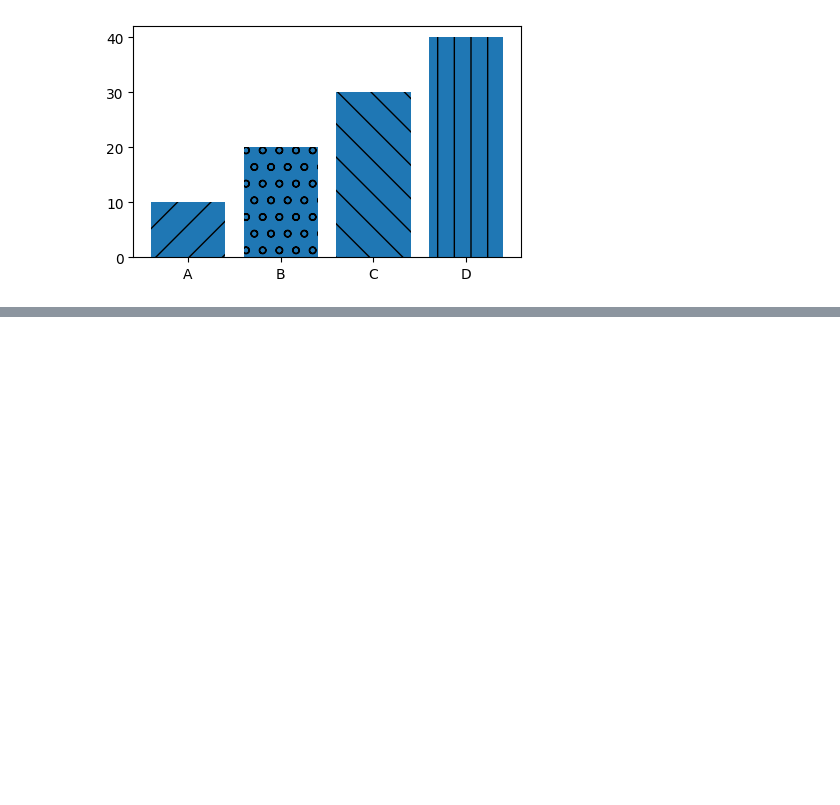
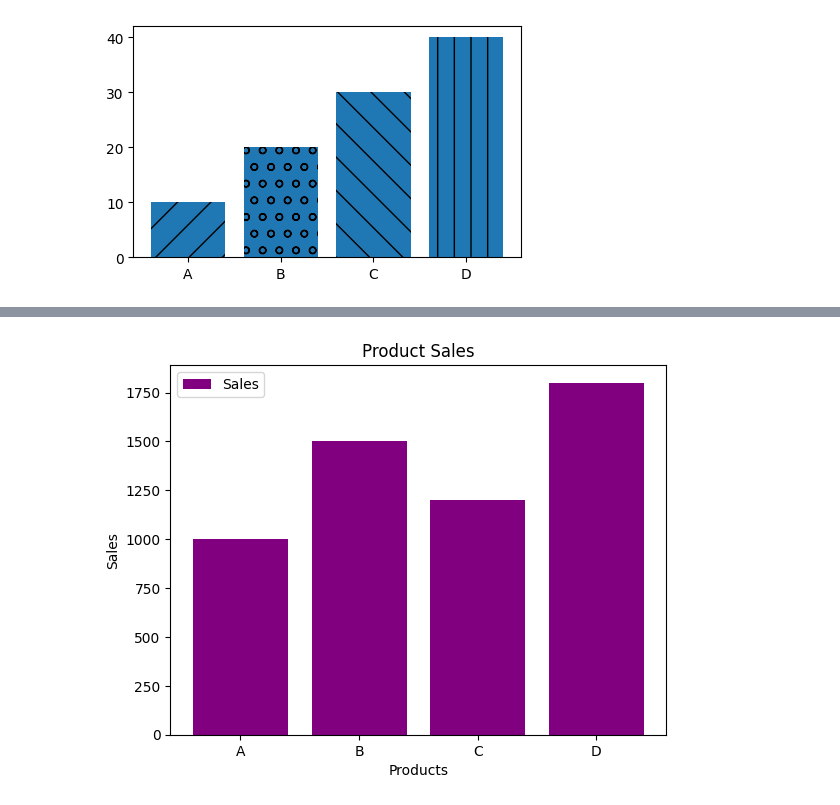
Before and after one commit to MahmudGalib7/AI-Olympiad, a Jupyter notebook: data_analysis/notebook/Data_Visualization.ipynb, the cells around one changed output, grey strips where cells are left out. Cells and saved outputs as stored; diff of their text form; code cells hidden in the pictures; blank space fills up the shorter version.

```diff
--- a/data_analysis/notebook/Data_Visualization.ipynb
+++ b/data_analysis/notebook/Data_Visualization.ipynb
@@ -45,0 +64,12 @@ plt.plot(gas.Year, gas.USA)
+# %%
+products = ['A', 'B', 'C', 'D']
+sales = [1000, 1500, 1200, 1800]
+
+plt.bar(products, sales, color="purple", label='Sales') # barh for horizontal bar
+plt.xlabel('Products')
+plt.ylabel('Sales')
+plt.title('Product Sales')
+plt.legend()
+plt.show()
+# %% [output]
+[figure, added]
```
Also changed, not shown: parts of 10 cells of this notebook.
